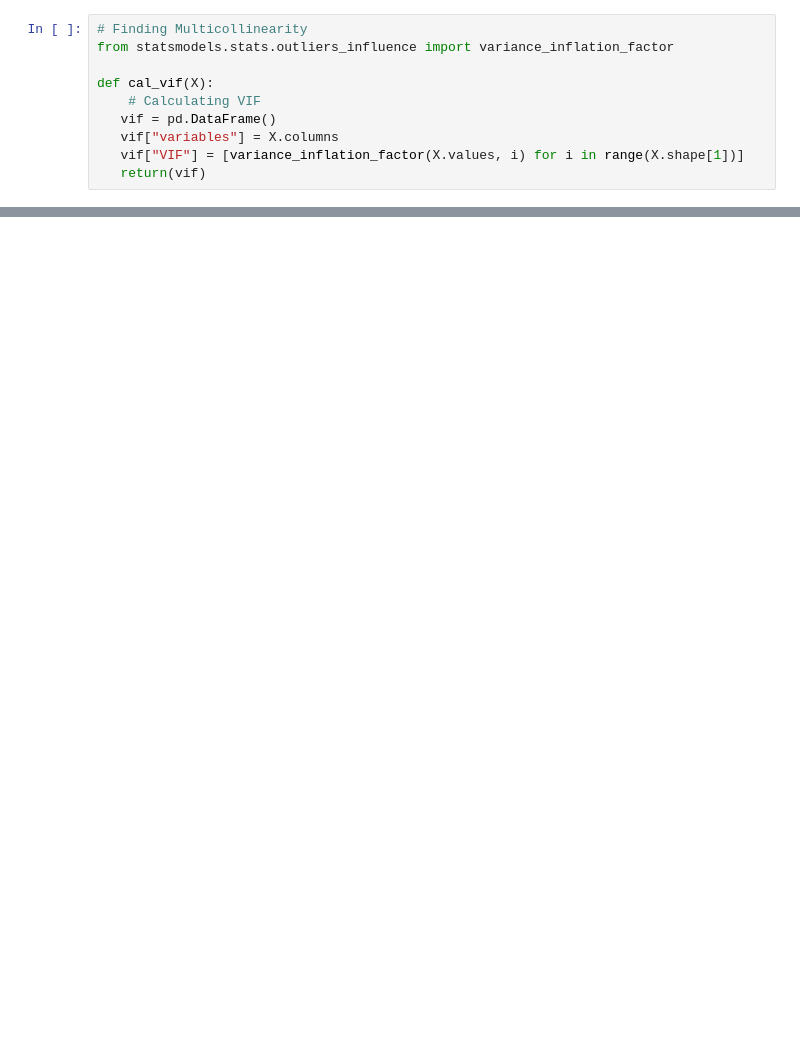
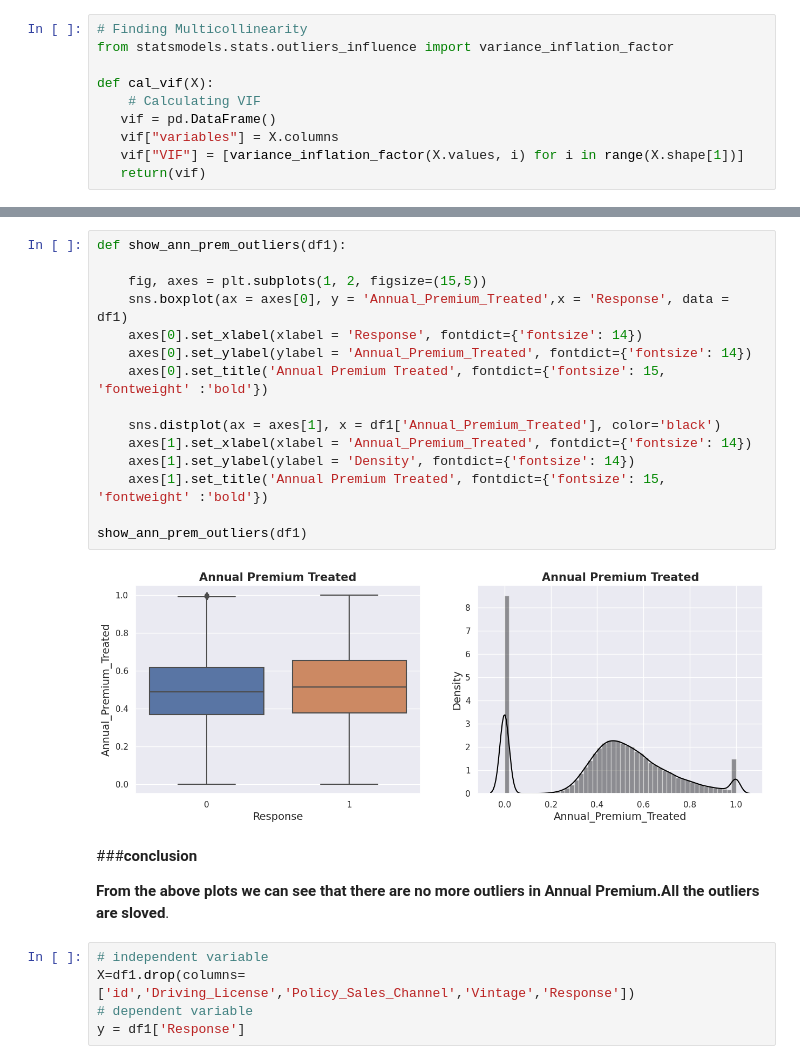
Before and after one commit to shwe-hg/capston-project-on-classification, a Jupyter notebook: project_on_classification(ML).ipynb, the cells around one changed output, grey strips where cells are left out. Drawn from its saved outputs; the diff is of its cells as text; blank space fills up the shorter version.

```diff
--- a/project_on_classification(ML).ipynb
+++ b/project_on_classification(ML).ipynb
@@ -677,0 +732,27 @@ cal_vif(df1[[i for i in df1.describe().columns if i not in ['Response']]])
+# %%
+def show_ann_prem_outliers(df1):
+
+    fig, axes = plt.subplots(1, 2, figsize=(15,5))
+    sns.boxplot(ax = axes[0], y = 'Annual_Premium_Treated',x = 'Response', data = df1)
+    axes[0].set_xlabel(xlabel = 'Response', fontdict={'fontsize': 14})
+    axes[0].set_ylabel(ylabel = 'Annual_Premium_Treated', fontdict={'fontsize': 14})
+    axes[0].set_title('Annual Premium Treated', fontdict={'fontsize': 15,  'fontweight' :'bold'})
+
+    sns.distplot(ax = axes[1], x = df1['Annual_Premium_Treated'], color='black')
+    axes[1].set_xlabel(xlabel = 'Annual_Premium_Treated', fontdict={'fontsize': 14})
+    axes[1].set_ylabel(ylabel = 'Density', fontdict={'fontsize': 14})
+    axes[1].set_title('Annual Premium Treated', fontdict={'fontsize': 15,  'fontweight' :'bold'})
+
+show_ann_prem_outliers(df1)
+# %% [output]
+[figure, added]
+# %% [markdown]
+###**conclusion**
+
+
+**From the above plots we can see that there are no more outliers in Annual Premium.All the outliers are sloved**.
+# %%
+# independent variable
+X=df1.drop(columns=['id','Driving_License','Policy_Sales_Channel','Vintage','Response'])
+# dependent variable
+y = df1['Response']
```
Also changed, not shown: parts of 41 cells of this notebook.
